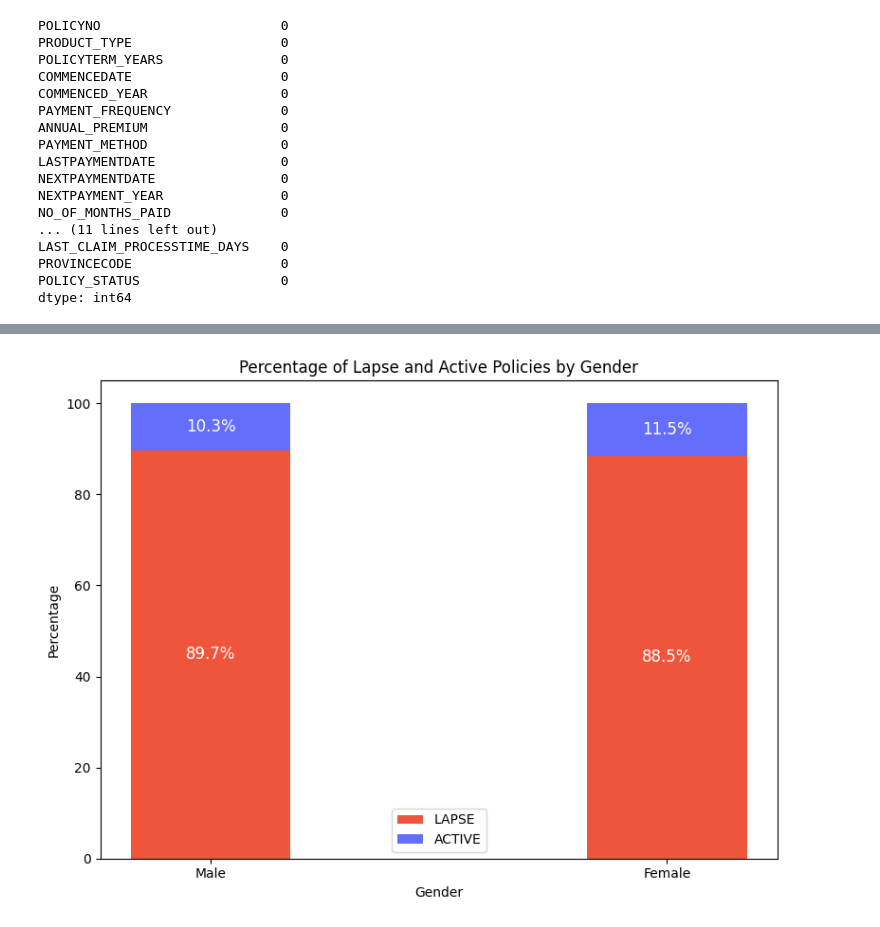
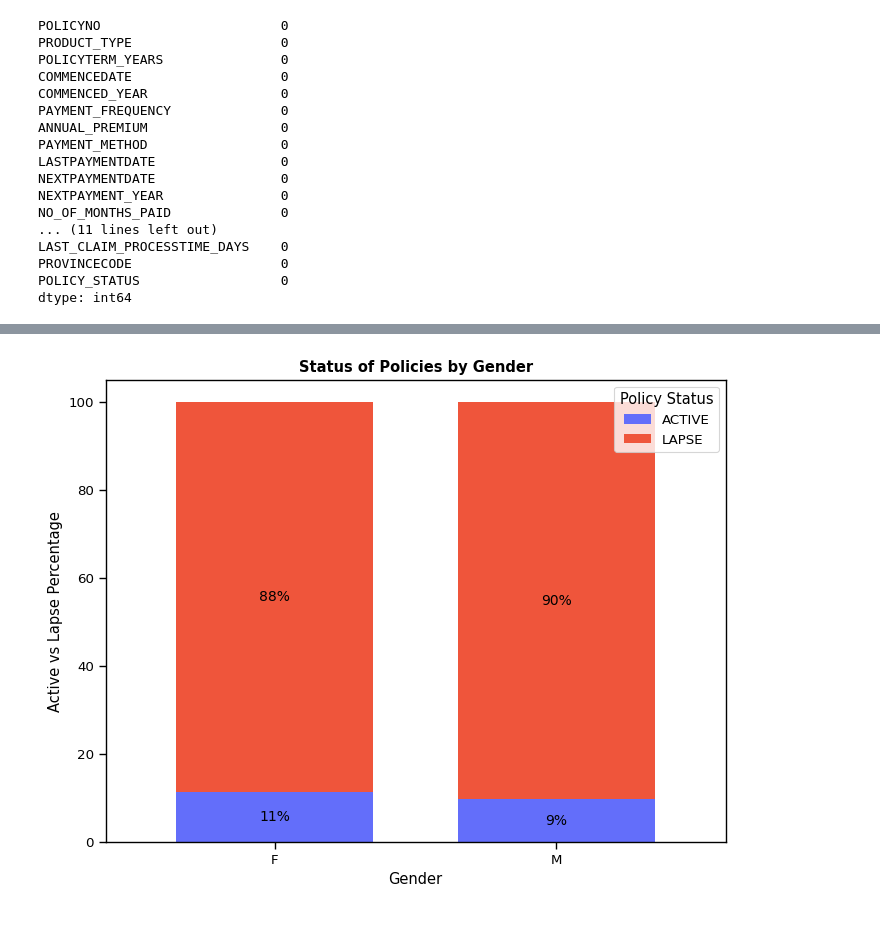
Before and after one commit to TNMedhavi/RSU50-K.A.T.N.Medhavi, a Jupyter notebook: RSU50_20249401_K.A.T.N.Medhavi.ipynb, the cells around one changed output, grey strips where cells are left out. Drawn from its saved outputs; the diff is of its cells as text; code cells hidden in the pictures.

```diff
--- a/RSU50_20249401_K.A.T.N.Medhavi.ipynb
+++ b/RSU50_20249401_K.A.T.N.Medhavi.ipynb
@@ -225,34 +227,38 @@ LAPSE     54192
 Name: GENDER, dtype: int64
-# %%
-# Data
-genders = ["Male", "Female"]
-lapse_percentage = [102758 / 114530 * 100, 54192 / 61261 * 100]
-active_percentage = [11772 / 114530 * 100, 7069 / 61261 * 100]
-
-# Create a figure and axis
-fig, ax = plt.subplots(figsize=(8, 6))
-
-# Create the stacked bar chart
-bar_width = 0.35
-index = range(len(genders))
-p1 = ax.bar(index, lapse_percentage, bar_width, label="LAPSE", color="#EF553B")
-p2 = ax.bar(index, active_percentage, bar_width, bottom=lapse_percentage, label="ACTIVE", color="#636EFA")
-
-# Set labels, title, and legend
-ax.set_xlabel("Gender")
-ax.set_ylabel("Percentage")
-ax.set_title("Percentage of Lapse and Active Policies by Gender")
-ax.set_xticks(index)
-ax.set_xticklabels(genders)
-ax.legend()
-
-# Add percentages on top of the bars
-for i, (p1_height, p2_height) in enumerate(zip(lapse_percentage, active_percentage)):
-    ax.annotate(f"{p1_height:.1f}%", (i, p1_height / 2), ha="center", va="center", fontsize=12, color="white")
-    ax.annotate(f"{p2_height:.1f}%", (i, p1_height + p2_height / 2), ha="center", va="center", fontsize=12, color="white")
-
-# Show the plot
-plt.tight_layout()
-plt.show()
-# %% [output]
-[figure, removed]
+# %%
+# Group the data by 'GENDER' and 'POLICY_STATUS' and count the number of policies in each group
+grouped = df1.groupby(['GENDER', 'POLICY_STATUS']).size().unstack(fill_value=0)
+
+# Calculate the total count of policies for each gender
+total_counts = grouped.sum(axis=1)
+
+# Calculate the percentages
+percentage_grouped = grouped.div(total_counts, axis=0) * 100
+
+# Define custom colors for each policy status
+custom_colors = {
+    'ACTIVE': '#636EFA',
+    'LAPSE': '#EF553B'
+}
+
+# Create the stacked bar chart with custom colors
+ax = percentage_grouped.plot(kind='bar', stacked=True, figsize=(8, 6), color=[custom_colors.get(col, '#A9A9A9') for col in percentage_grouped.columns], width=0.7)
+
+# Add data labels and percentages to each segment
+for p in ax.patches:
+    width, height = p.get_width(), p.get_height()
+    x, y = p.get_xy()
+    ax.annotate(f'{int(height)}%', (x + width/2, y + height/2), ha='center', va='center', fontsize=10)
+
+plt.title('Status of Policies by Gender',fontweight='bold')
+plt.xlabel('Gender')
+plt.ylabel('Active vs Lapse Percentage')
+
+# Move the legend to the bottom
+plt.legend(title='Policy Status', loc='upper right')
+
+plt.xticks(rotation=0)
+
+plt.show()
+# %% [output]
+[figure, added]
```
Also changed, not shown: parts of 21 cells of this notebook.
